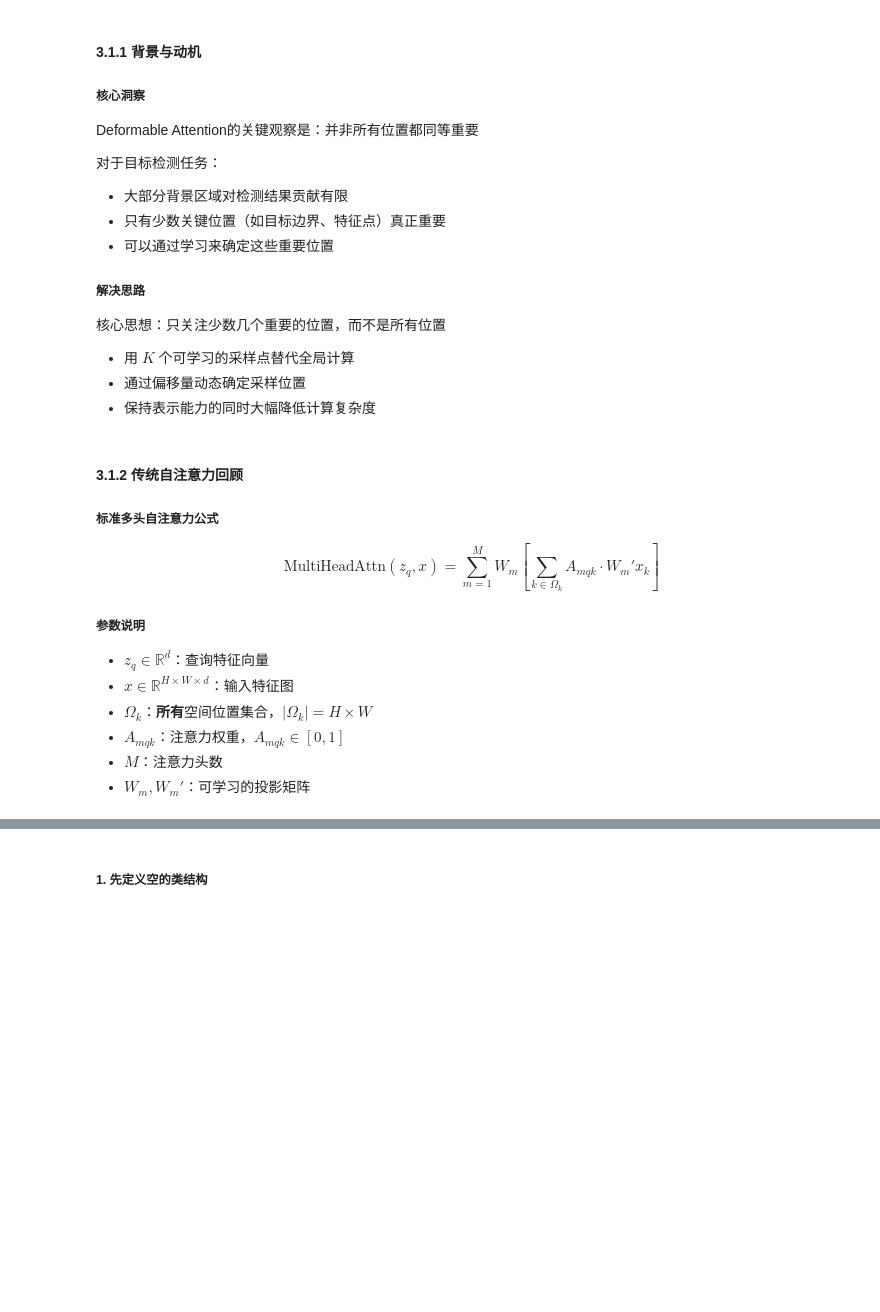
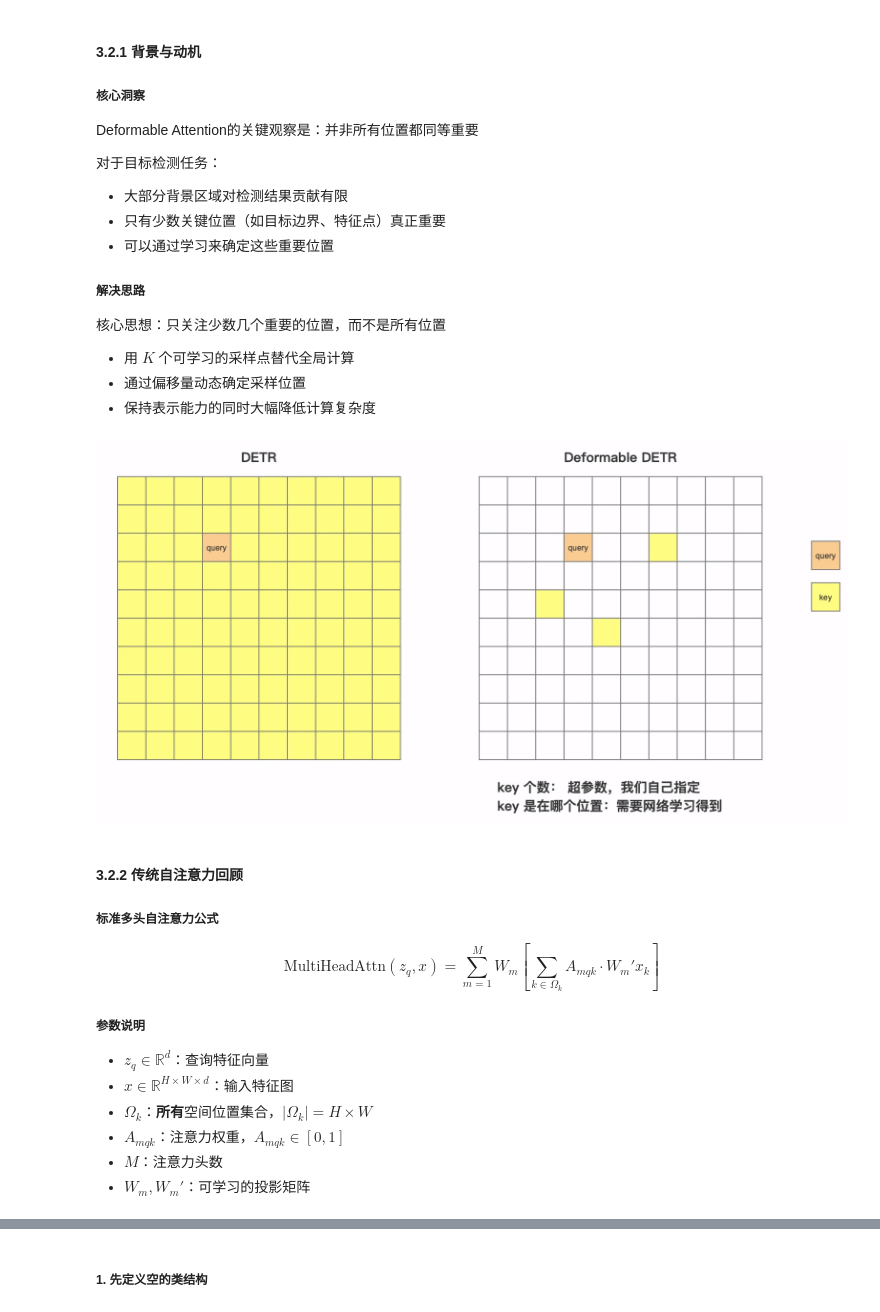
Before and after one commit to Rookie-AI-CV/detrs-notebook, a Jupyter notebook: DETR系列算法-从原型到SOTA.ipynb, the cells around one changed output, grey strips where cells are left out. Drawn from its saved outputs; the diff is of its cells as text; code cells hidden in the pictures; blank space fills up the shorter version.

```diff
--- a/DETR系列算法-从原型到SOTA.ipynb
+++ b/DETR系列算法-从原型到SOTA.ipynb
@@ -869,7 +882,7 @@ Optimal assignment cost: 1.7178800977845072
 - **计算复杂度**：每个查询需要与所有位置计算相关性
 - **训练效率**：大量冗余计算影响训练速度
 # %% [markdown]
-#### 3.1.1 背景与动机
+#### 3.2.1 背景与动机
 ##### 核心洞察
 Deformable Attention的关键观察是：并非所有位置都同等重要
 
@@ -885,8 +898,12 @@ Deformable Attention的关键观察是：并非所有位置都同等重要
 - 用 $K$ 个可学习的采样点替代全局计算
 - 通过偏移量动态确定采样位置
 - 保持表示能力的同时大幅降低计算复杂度
+# %%
+Image("./imgs/Deformable DETR01.png")
+# %% [output]
+[figure, added]
 # %% [markdown]
-#### 3.1.2 传统自注意力回顾
+#### 3.2.2 传统自注意力回顾
 
 ##### 标准多头自注意力公式
 
```
Also changed, not shown: parts of 39 cells of this notebook, 11 other files.
